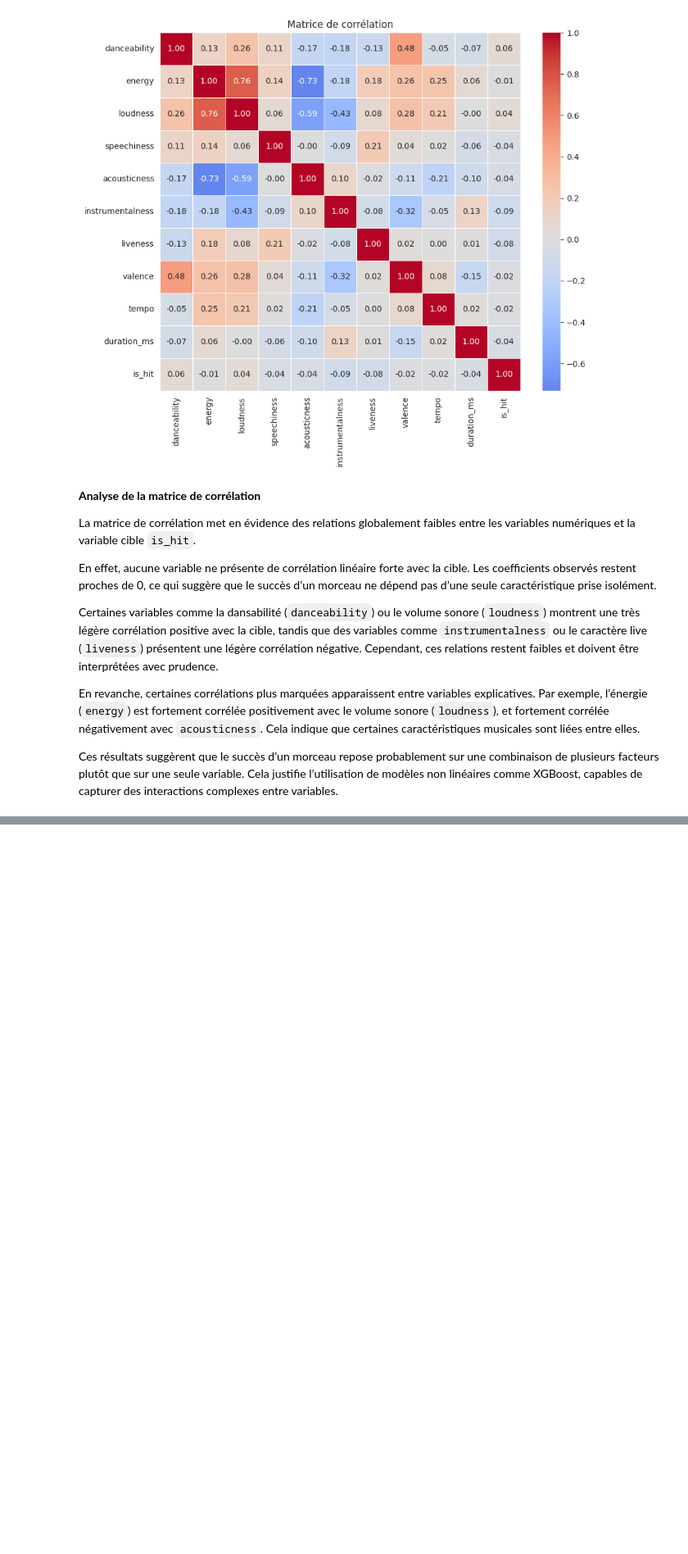
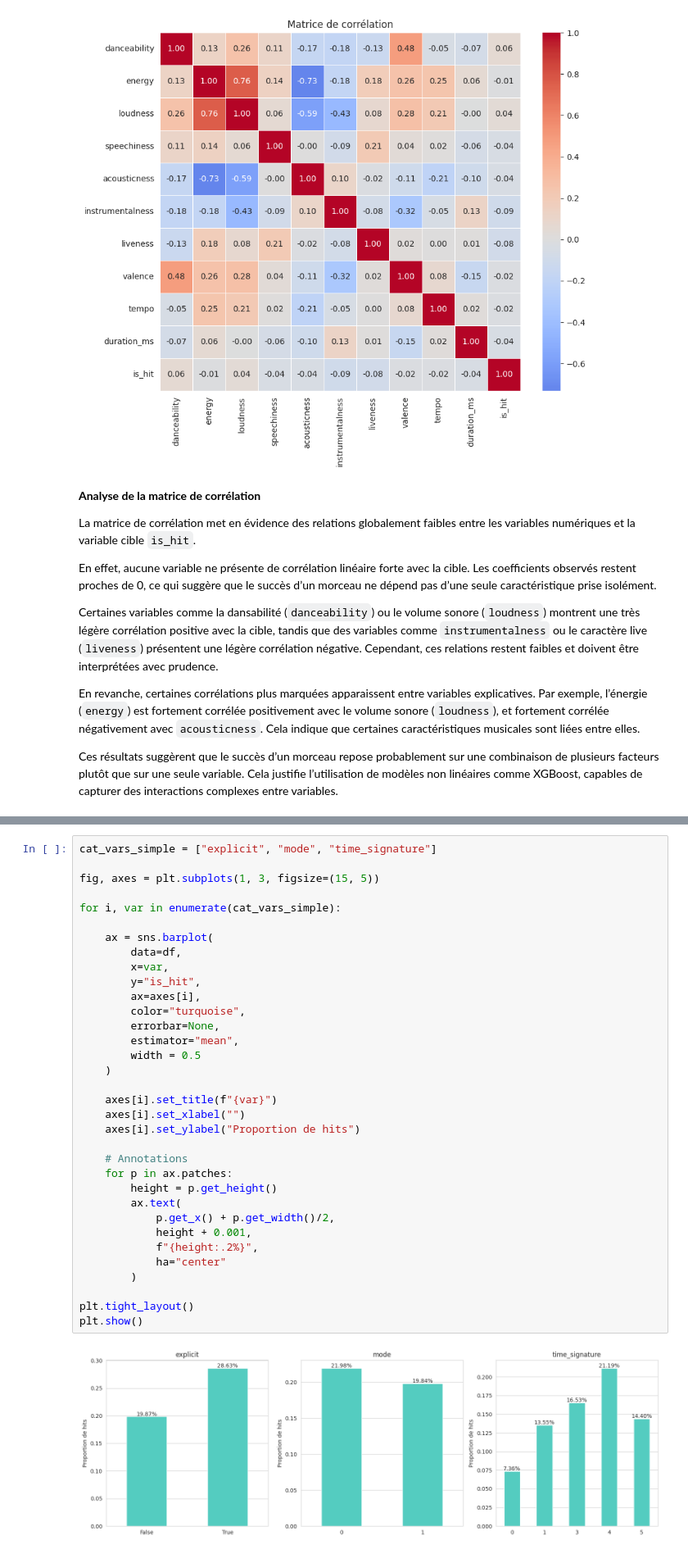
Before and after one commit to elo-labs/spotify-hit-prediction, a Jupyter notebook: notebooks/eda.ipynb, the cells around one changed output, grey strips where cells are left out. Shown at 82% size. Saved outputs shown, nothing was run; the diff lists cells and outputs as text; blank space fills up the shorter version.

```diff
--- a/notebooks/eda.ipynb
+++ b/notebooks/eda.ipynb
@@ -618,0 +683,36 @@ Ces résultats suggèrent que le succès d’un morceau repose probablement sur
+# %%
+cat_vars_simple = ["explicit", "mode", "time_signature"]
+
+fig, axes = plt.subplots(1, 3, figsize=(15, 5))
+
+for i, var in enumerate(cat_vars_simple):
+
+    ax = sns.barplot(
+        data=df,
+        x=var,
+        y="is_hit",
+        ax=axes[i],
+        color="turquoise",
+        errorbar=None,
+        estimator="mean",
+        width = 0.5
+    )
+
+    axes[i].set_title(f"{var}")
+    axes[i].set_xlabel("")
+    axes[i].set_ylabel("Proportion de hits")
+
+    # Annotations
+    for p in ax.patches:
+        height = p.get_height()
+        ax.text(
+            p.get_x() + p.get_width()/2,
+            height + 0.001,
+            f"{height:.2%}",
+            ha="center"
+        )
+
+plt.tight_layout()
+plt.show()
+# %% [output]
+[figure, added]
```
Also changed, not shown: parts of 30 cells of this notebook.
